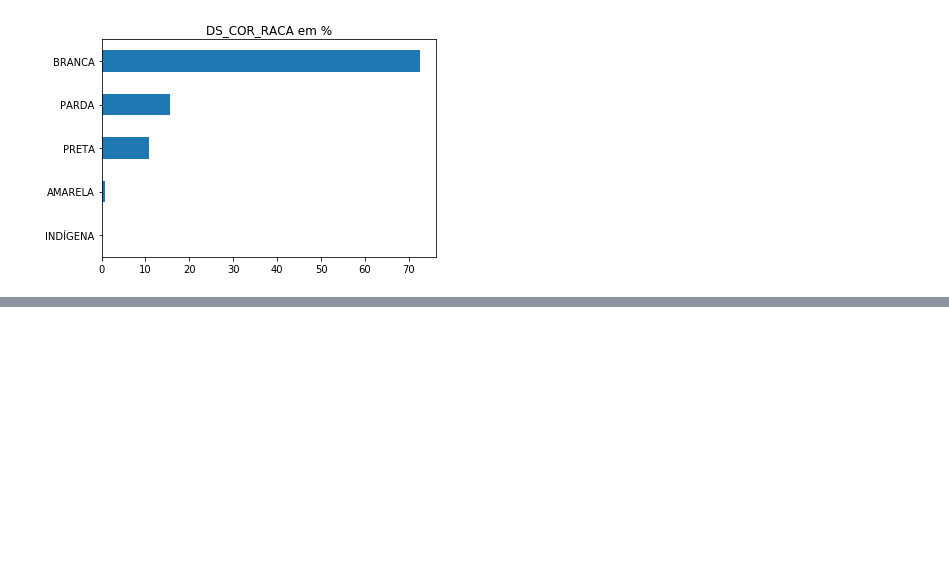
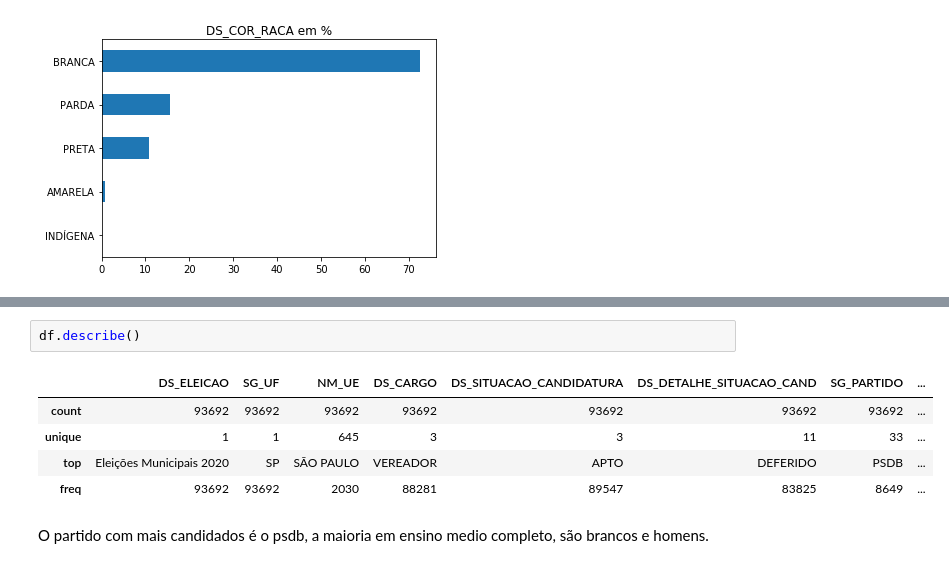
Before and after one commit to IsraelAugusto0110/Eleicoes2020, a Jupyter notebook: 2020_Eleicoes_Analise/2020_Candidatos_Analise.ipynb, the cells around one changed output, grey strips where cells are left out. Drawn from its saved outputs; the diff is of its cells as text; blank space fills up the shorter version.

```diff
--- a/2020_Eleicoes_Analise/2020_Candidatos_Analise.ipynb
+++ b/2020_Eleicoes_Analise/2020_Candidatos_Analise.ipynb
@@ -182,0 +188,10 @@ Name: DS_COR_RACA, dtype: int64
+# %%
+df.describe()
+# %% [output]
+|  | DS_ELEICAO | SG_UF | NM_UE | DS_CARGO | DS_SITUACAO_CANDIDATURA | DS_DETALHE_SITUACAO_CAND | SG_PARTIDO | ... |
+| count | 93692 | 93692 | 93692 | 93692 | 93692 | 93692 | 93692 | ... |
+| unique | 1 | 1 | 645 | 3 | 3 | 11 | 33 | ... |
+| top | Eleições Municipais 2020 | SP | SÃO PAULO | VEREADOR | APTO | DEFERIDO | PSDB | ... |
+| freq | 93692 | 93692 | 2030 | 88281 | 89547 | 83825 | 8649 | ... |
+# %% [markdown]
+O partido com mais candidados é o psdb, a maioria em ensino medio completo, são brancos e homens.
```
Also changed, not shown: parts of 27 cells of this notebook.
